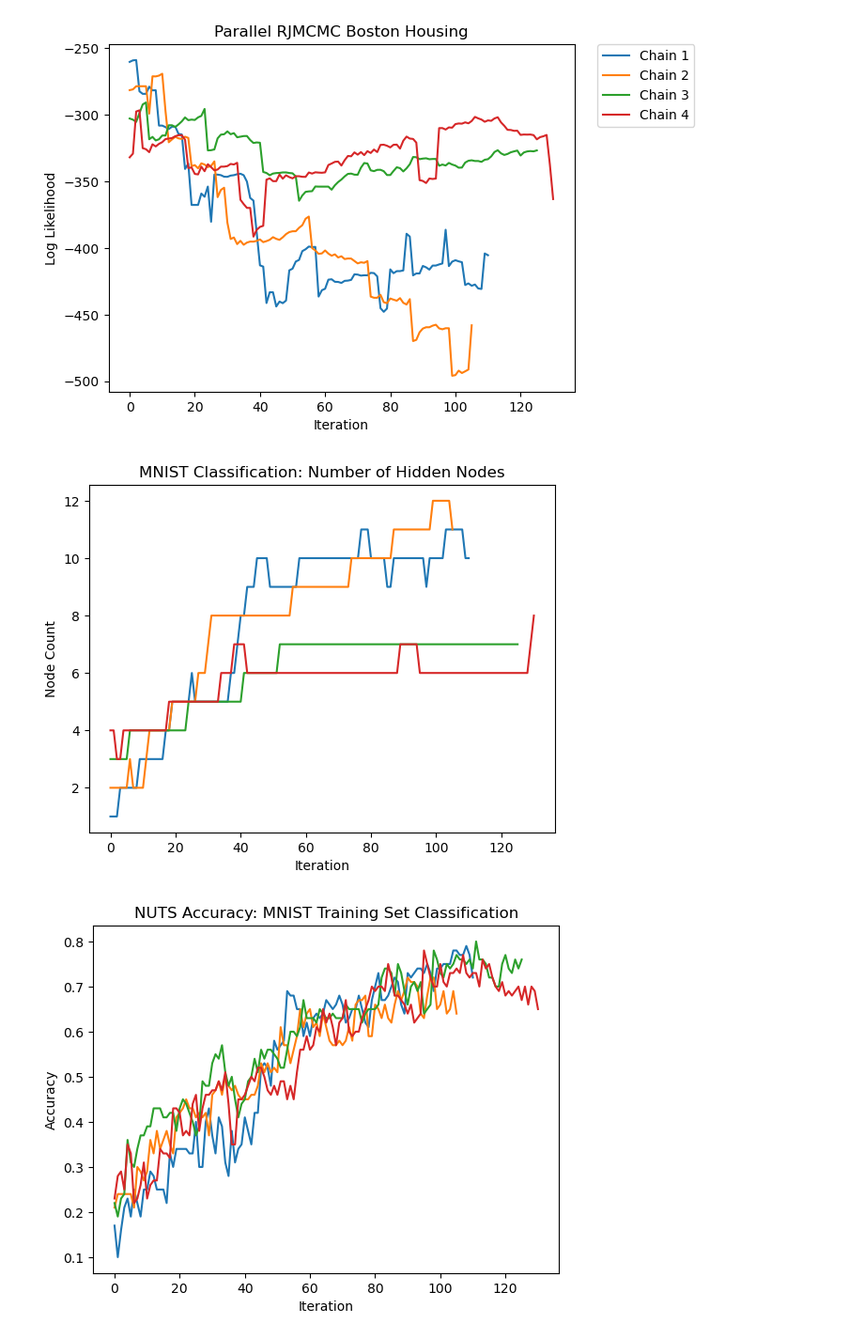
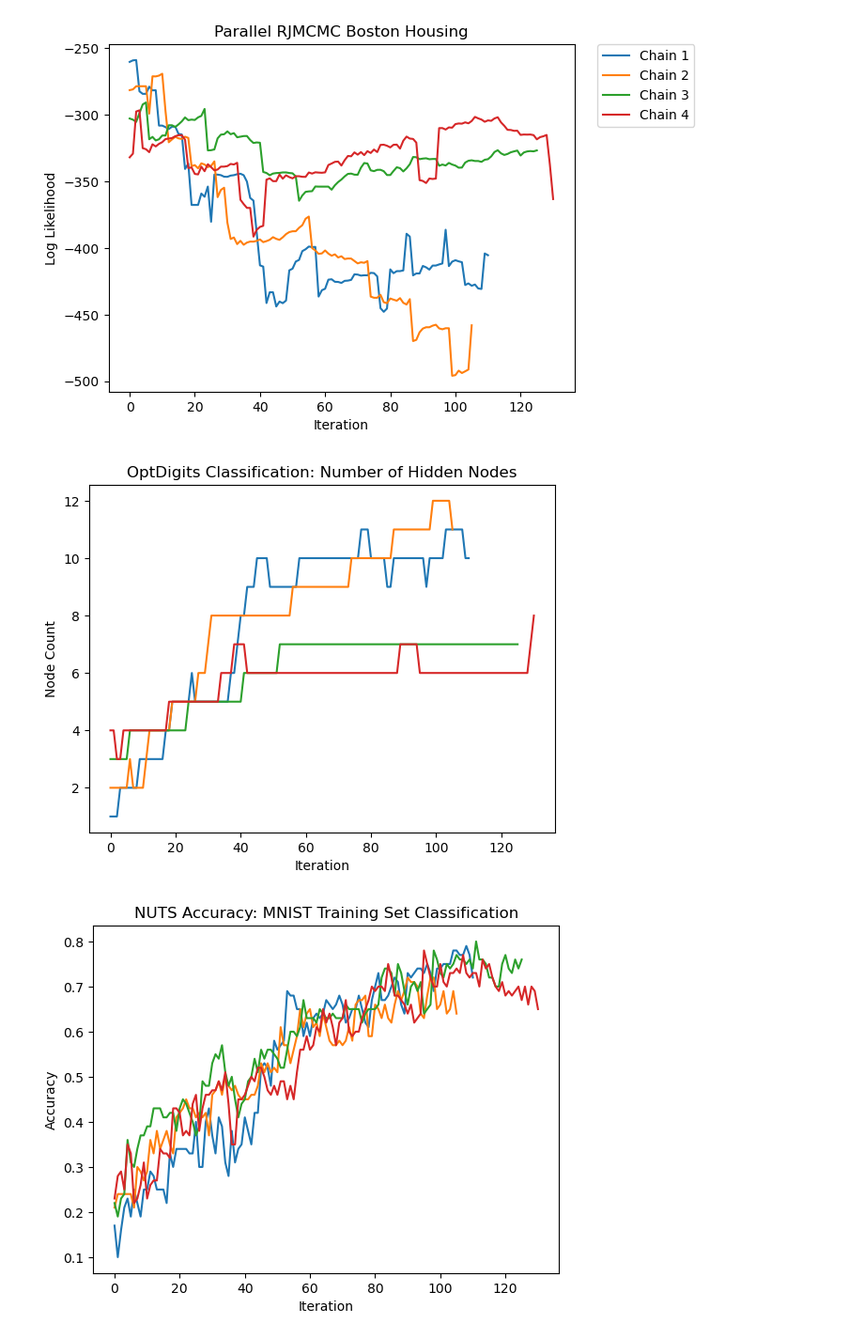
Before and after one commit to jberezow/OptDigits, a Jupyter notebook: Thesis-LoadOptTraces.ipynb, the cells around one changed output. Shown at 94% size. Saved outputs shown, nothing was run; the diff lists cells and outputs as text; code cells hidden in the pictures.

```diff
--- a/Thesis-LoadOptTraces.ipynb
+++ b/Thesis-LoadOptTraces.ipynb
@@ -115,13 +161,13 @@ legend(bbox_to_anchor=[1.05,1],loc=2,borderaxespad=0);
 # %%
 #Node Count Chart
 for i=1:chains
     plot([trace[(:k,1)] for trace in traces[i]])
 end
-plt.title("MNIST Classification: Number of Hidden Nodes")
+plt.title("OptDigits Classification: Number of Hidden Nodes")
 plt.xlabel("Iteration")
 plt.ylabel("Node Count");
 # %% [output]
-[figure, old version]
+[figure, new version]
 # %%
 #Plot Training Accuracy
 for v=1:chains
```
Also changed, not shown: parts of 7 cells of this notebook, 7 other files.
